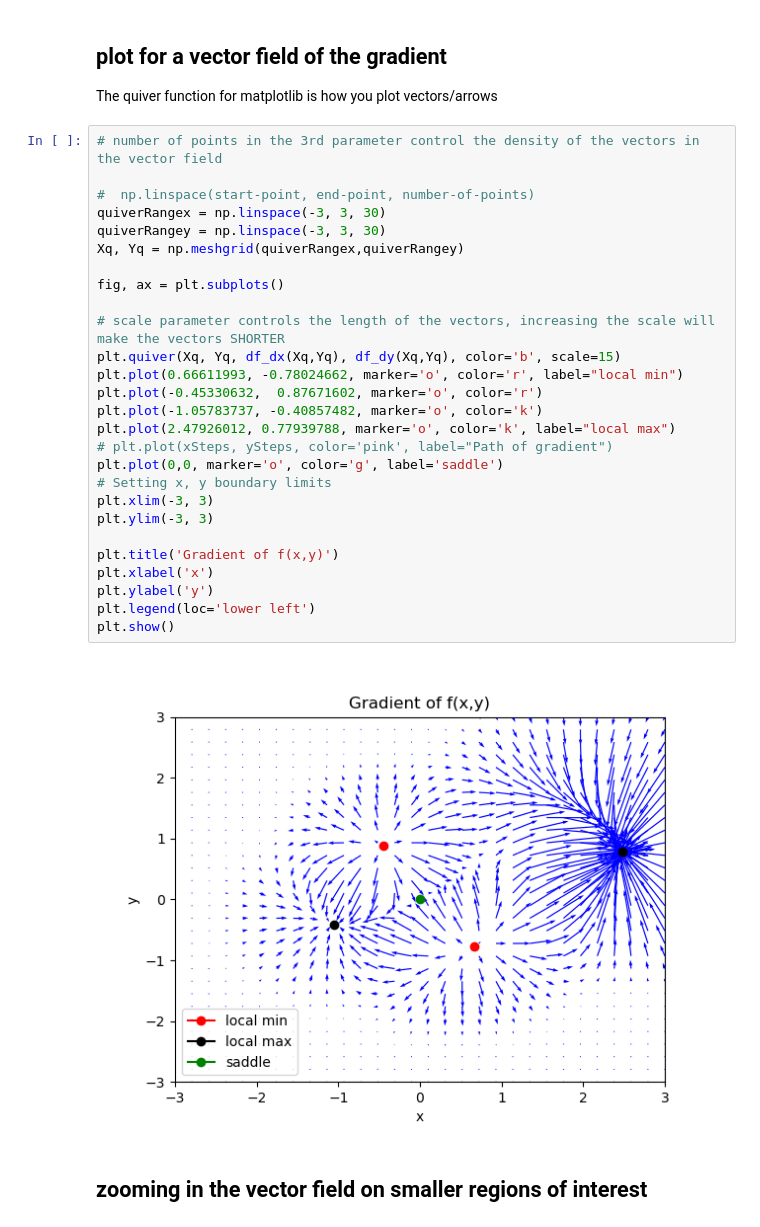
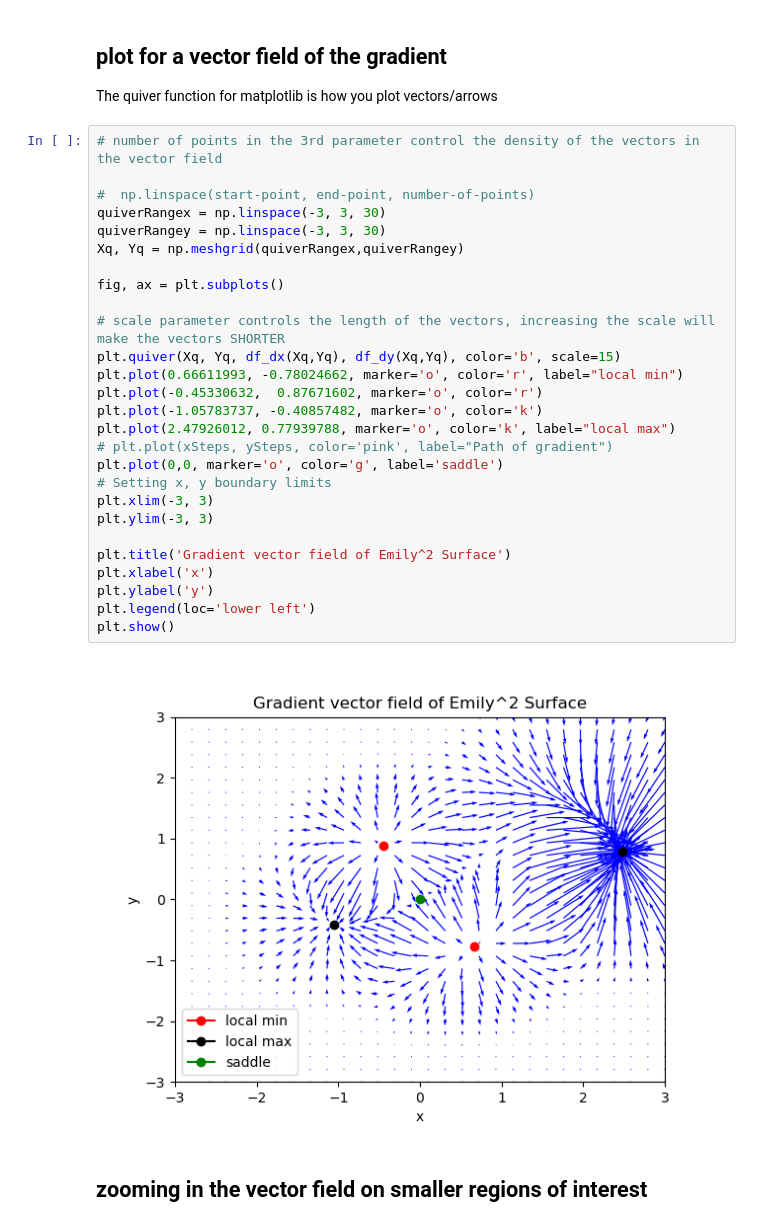
Before and after one commit to e-middleton/calcIII, a Jupyter notebook: surface.ipynb, the cells around one changed output. Saved outputs shown, nothing was run; the diff lists cells and outputs as text.

```diff
--- a/surface.ipynb
+++ b/surface.ipynb
@@ -214,32 +213,32 @@ The quiver function for matplotlib is how you plot vectors/arrows
 # %%
 # number of points in the 3rd parameter control the density of the vectors in the vector field
 
 #  np.linspace(start-point, end-point, number-of-points)
 quiverRangex = np.linspace(-3, 3, 30)
 quiverRangey = np.linspace(-3, 3, 30)
 Xq, Yq = np.meshgrid(quiverRangex,quiverRangey)
 
 fig, ax = plt.subplots()
 
 # scale parameter controls the length of the vectors, increasing the scale will make the vectors SHORTER
 plt.quiver(Xq, Yq, df_dx(Xq,Yq), df_dy(Xq,Yq), color='b', scale=15)
 plt.plot(0.66611993, -0.78024662, marker='o', color='r', label="local min")
 plt.plot(-0.45330632,  0.87671602, marker='o', color='r')
 plt.plot(-1.05783737, -0.40857482, marker='o', color='k')
 plt.plot(2.47926012, 0.77939788, marker='o', color='k', label="local max")
 # plt.plot(xSteps, ySteps, color='pink', label="Path of gradient")
 plt.plot(0,0, marker='o', color='g', label='saddle')
 # Setting x, y boundary limits
 plt.xlim(-3, 3)
 plt.ylim(-3, 3)
 
-plt.title('Gradient of f(x,y)')
+plt.title('Gradient vector field of Emily^2 Surface')
 plt.xlabel('x')
 plt.ylabel('y')
 plt.legend(loc='lower left')
 plt.show()
 # %% [output]
-[figure, old version]
+[figure, new version]
 # %% [markdown]
 ## zooming in the vector field on smaller regions of interest
 # %%
```
Also changed, not shown: parts of 9 cells of this notebook.
